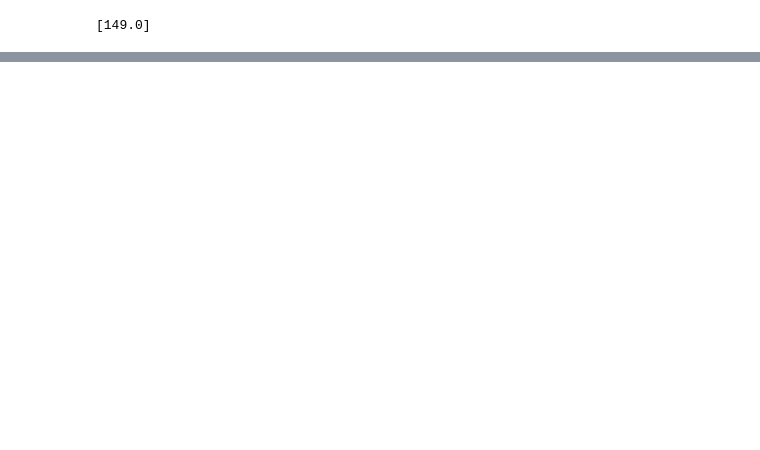
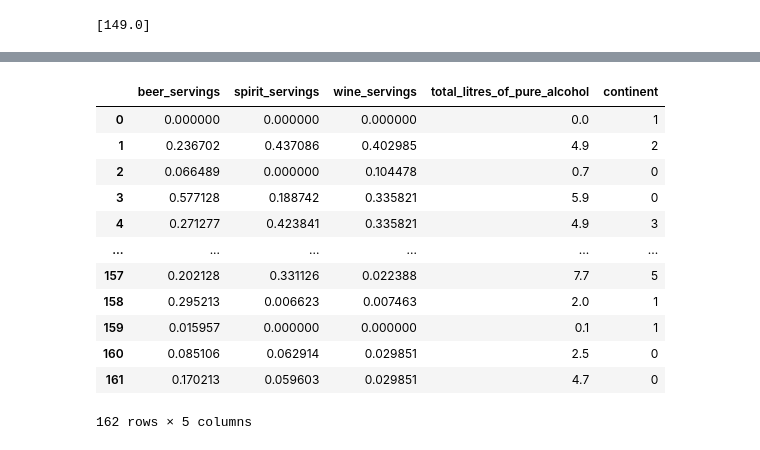
Before and after one commit to shaheerkl/EDA, a Jupyter notebook: eda p-1 servings.ipynb, the cells around one changed output, grey strips where cells are left out. Drawn from its saved outputs; the diff is of its cells as text; code cells hidden in the pictures; blank space fills up the shorter version.

```diff
--- a/eda p-1 servings.ipynb
+++ b/eda p-1 servings.ipynb
@@ -389,0 +497,5 @@ df
+# %%
+minmax=MinMaxScaler()
+# %%
+x1=minmax.fit_transform(x)
+x1
@@ -389,0 +520,3 @@ df
+# %%
+x2=pd.DataFrame(x1, columns=['beer_servings', 'spirit_servings', 'wine_servings'])
+x2
@@ -389,0 +537,17 @@ df
+# %%
+x3=pd.concat([x2,y], axis=1)
+x3
+# %% [output]
+|  | beer_servings | spirit_servings | wine_servings | total_litres_of_pure_alcohol | continent |
+| 0 | 0.000000 | 0.000000 | 0.000000 | 0.0 | 1 |
+| 1 | 0.236702 | 0.437086 | 0.402985 | 4.9 | 2 |
+| 2 | 0.066489 | 0.000000 | 0.104478 | 0.7 | 0 |
+| 3 | 0.577128 | 0.188742 | 0.335821 | 5.9 | 0 |
+| 4 | 0.271277 | 0.423841 | 0.335821 | 4.9 | 3 |
+| ... | ... | ... | ... | ... | ... |
+| 157 | 0.202128 | 0.331126 | 0.022388 | 7.7 | 5 |
+| 158 | 0.295213 | 0.006623 | 0.007463 | 2.0 | 1 |
+| 159 | 0.015957 | 0.000000 | 0.000000 | 0.1 | 1 |
+| 160 | 0.085106 | 0.062914 | 0.029851 | 2.5 | 0 |
+| 161 | 0.170213 | 0.059603 | 0.029851 | 4.7 | 0 |
+162 rows × 5 columns
```
Also changed, not shown: parts of 24 cells of this notebook, 3 other files.
